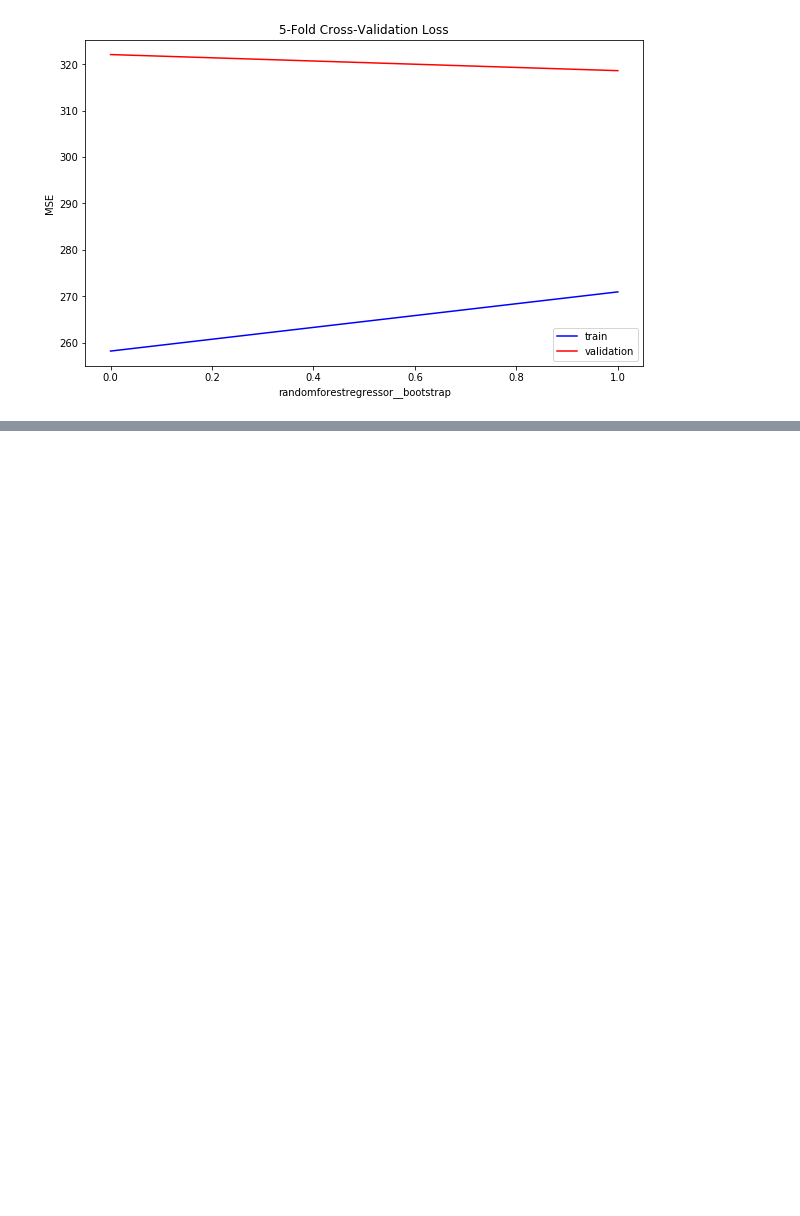
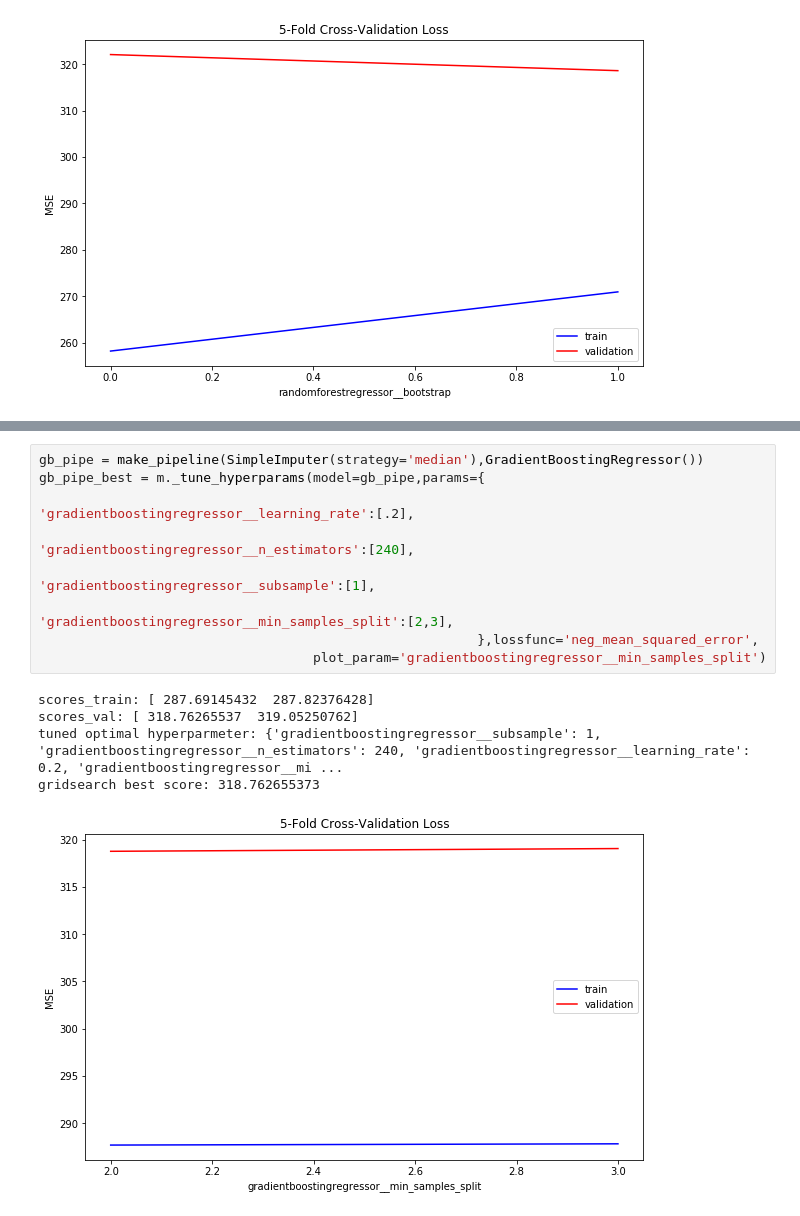
Before and after one commit to JeffreyTsaiProjects/SalaryPrediction, a Jupyter notebook: TuneEstimators.ipynb, the cells around one changed output, grey strips where cells are left out. Saved outputs shown, nothing was run; the diff lists cells and outputs as text; blank space fills up the shorter version.

```diff
--- a/TuneEstimators.ipynb
+++ b/TuneEstimators.ipynb
@@ -364,0 +425,15 @@ gridsearch best score: 318.609649411
+# %%
+gb_pipe = make_pipeline(SimpleImputer(strategy='median'),GradientBoostingRegressor())
+gb_pipe_best = m._tune_hyperparams(model=gb_pipe,params={
+                                                         'gradientboostingregressor__learning_rate':[.2],
+                                                         'gradientboostingregressor__n_estimators':[240],
+                                                         'gradientboostingregressor__subsample':[1],
+                                                         'gradientboostingregressor__min_samples_split':[2,3],
+                                                        },lossfunc='neg_mean_squared_error',
+                                   plot_param='gradientboostingregressor__min_samples_split')
+# %% [output]
+scores_train: [ 287.69145432  287.82376428]
+scores_val: [ 318.76265537  319.05250762]
+tuned optimal hyperparmeter: {'gradientboostingregressor__subsample': 1, 'gradientboostingregressor__n_estimators': 240, 'gradientboostingregressor__learning_rate': 0.2, 'gradientboostingregressor__mi ...
+gridsearch best score: 318.762655373
+[figure, added]
```
Also changed, not shown: parts of 25 cells of this notebook.
